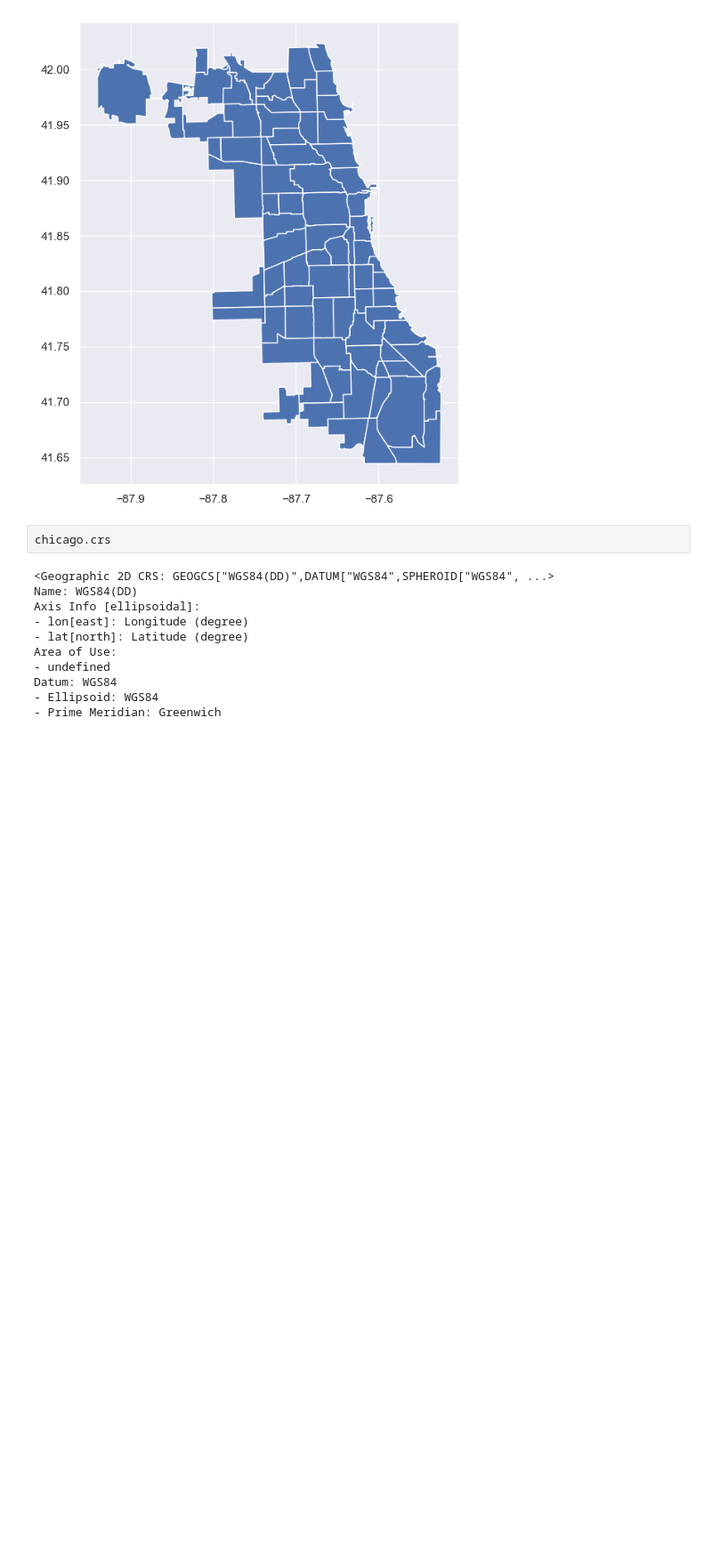
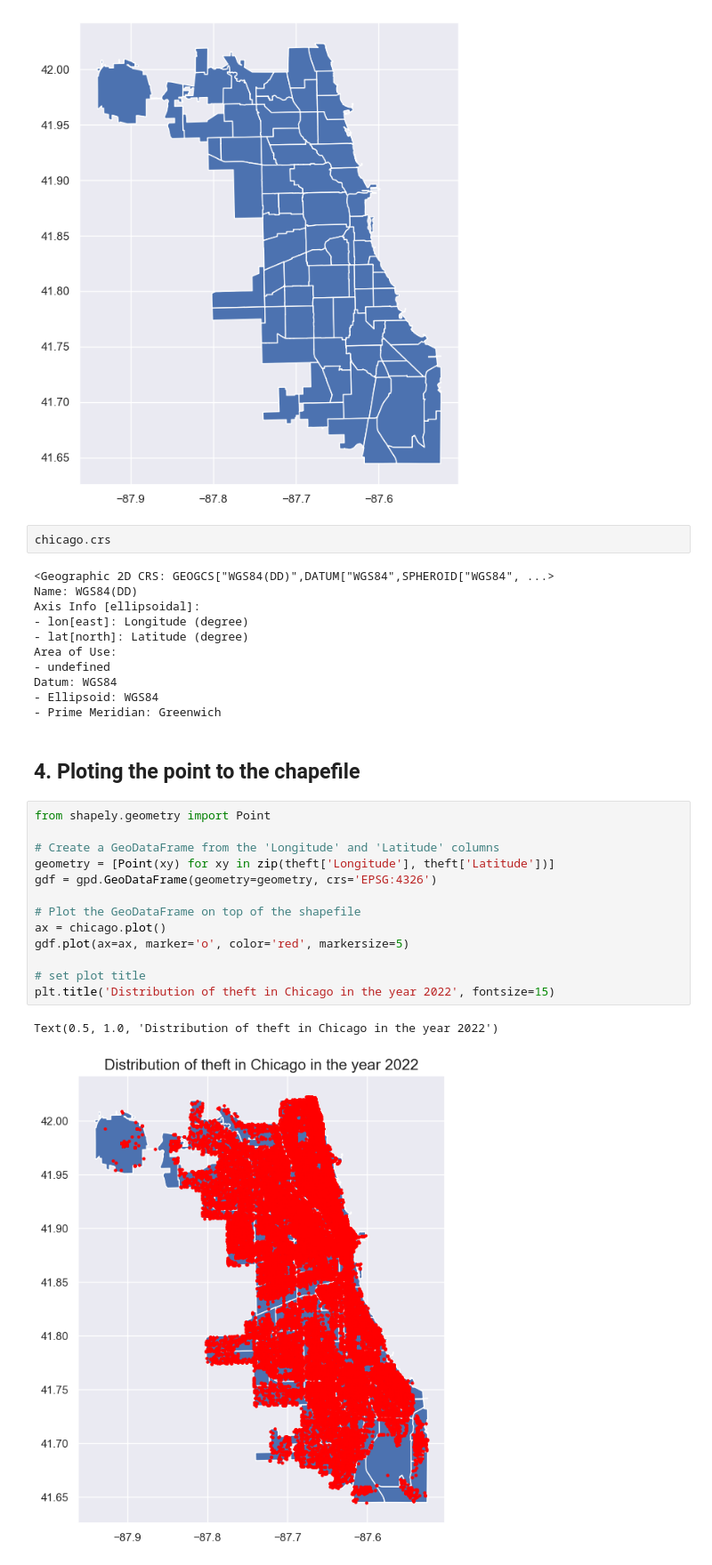
Before and after one commit to AlinZohari/STDM, a Jupyter notebook: chicago.ipynb, the cells around one changed output. Shown at 89% size. Drawn from its saved outputs; the diff is of its cells as text; blank space fills up the shorter version.

```diff
--- a/chicago.ipynb
+++ b/chicago.ipynb
@@ -430,3 +430,21 @@ Area of Use:
 Datum: WGS84
 - Ellipsoid: WGS84
 - Prime Meridian: Greenwich
+# %% [markdown]
+## 4. Ploting the point to the chapefile
+# %%
+from shapely.geometry import Point
+
+# Create a GeoDataFrame from the 'Longitude' and 'Latitude' columns
+geometry = [Point(xy) for xy in zip(theft['Longitude'], theft['Latitude'])]
+gdf = gpd.GeoDataFrame(geometry=geometry, crs='EPSG:4326')
+
+# Plot the GeoDataFrame on top of the shapefile
+ax = chicago.plot()
+gdf.plot(ax=ax, marker='o', color='red', markersize=5)
+
+# set plot title
+plt.title('Distribution of theft in Chicago in the year 2022', fontsize=15)
+# %% [output]
+Text(0.5, 1.0, 'Distribution of theft in Chicago in the year 2022')
+[figure, added]
```
Also changed, not shown: 1 other file.
